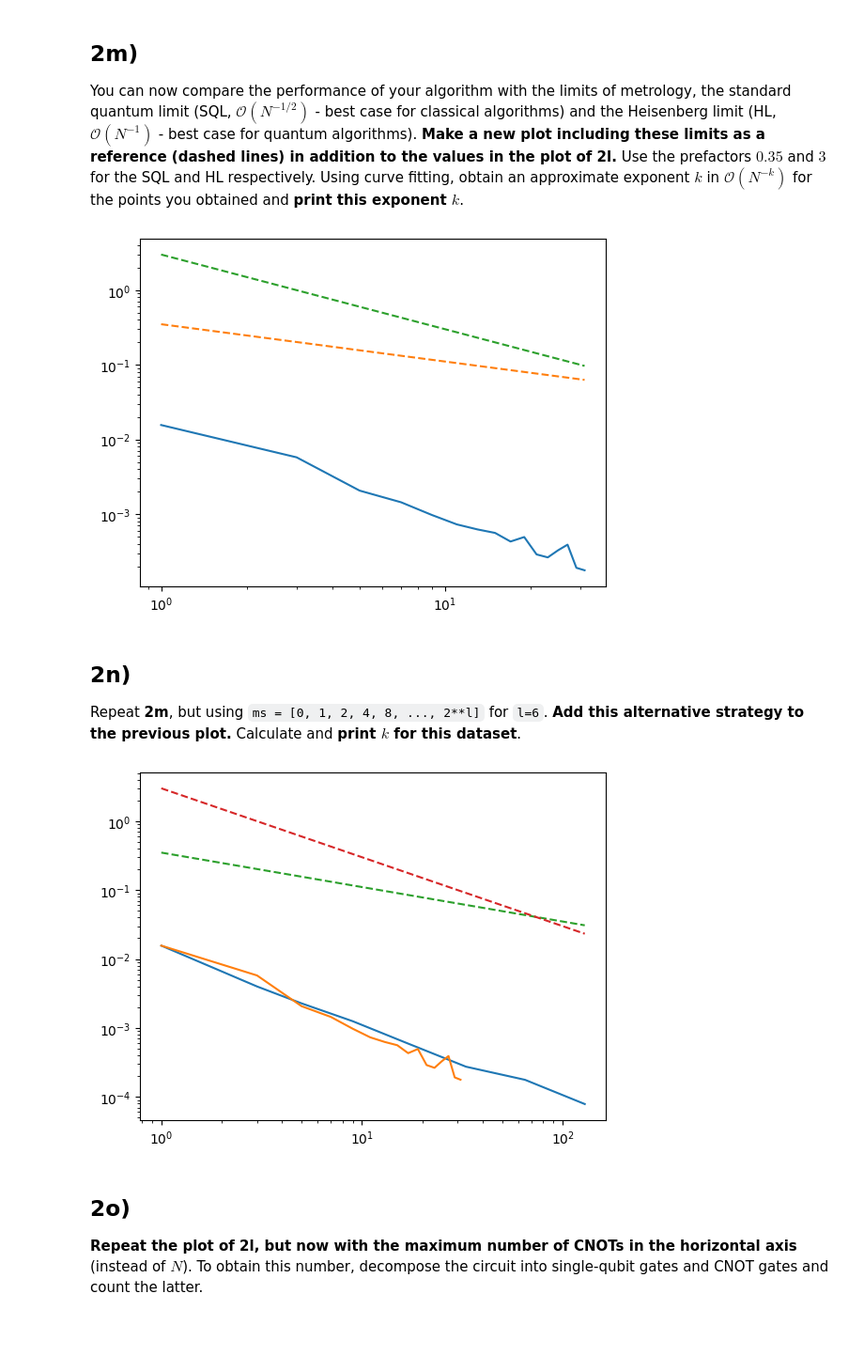
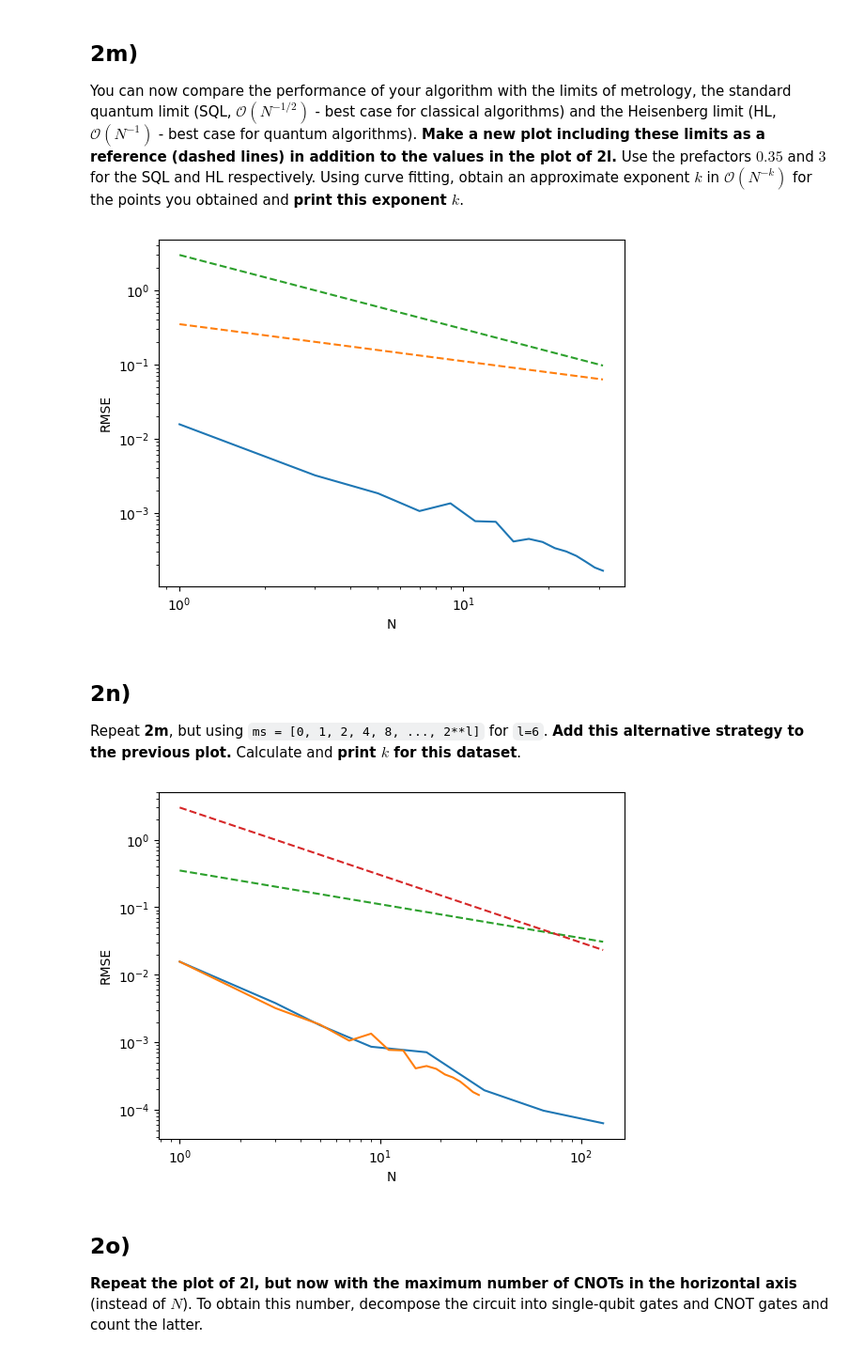
Before and after one commit to ezekielcochran/vtq-hackathon, a Jupyter notebook: qmace.ipynb, the cells around one changed output. Shown at 94% size. Saved outputs shown, nothing was run; the diff lists cells and outputs as text; code cells hidden in the pictures; blank space fills up the shorter version.

```diff
--- a/qmace.ipynb
+++ b/qmace.ipynb
@@ -554,16 +557,26 @@ Create a 3 qubit circuit and apply the Hadamard transform as shown below. Run th
 
 ![image.png](embedded-picture-1)
 # %%
-from qiskit import QuantumCircuit, transpile
-import qiskit.quantum_info as qi
-
+# Print the statevector states and coefficients
 NUM_QUBITS = 3
 
-qc = QuantumCircuit(NUM_QUBITS, 0)
+qc = QuantumCircuit(NUM_QUBITS, NUM_QUBITS)
 qc.h(range(NUM_QUBITS))
-state = qi.Statevector.from_instruction(qc)
+state = Statevector(qc)
 state.draw("latex")
 
 # This generates the uniform superposition of an n-qubit state, where every computational basis element has the same amplitude 1/sqrt(2^n)
 # %% [output]
 $$\frac{\sqrt{2}}{4} |000\rangle+\frac{\sqrt{2}}{4} |001\rangle+\frac{\sqrt{2}}{4} |010\rangle+\frac{\sqrt{2}}{4} |011\rangle+\frac{\sqrt{2}}{4} |100\rangle+\frac{\sqrt{2}}{4} |101\rangle+\frac{\sqrt{2}}{4} |110\rangle+\frac{\sqrt{2}}{4} |111\rangle$$
+# %%
+# Run the circuit using AerSimulator
+
+backend = AerSimulator()
+
+for qubit in range(NUM_QUBITS):
+    qc.measure(qubit, qubit)
+qc_compiled = transpile(qc, backend)
+job_sim = backend.run(qc_compiled, shots = 1024)
+result_sim = job_sim.result()
+counts = result_sim.get_counts(qc_compiled)
+print(counts)
@@ -899,7 +918,7 @@ plt.show()
 
 The results are affected by statistical noise. To reduce this effect, consider the root mean squared errors (RMSEs) over $100$ runs (instead of the error for a single execution as in **2k**).  **Plot the RMSEs as a function of $N$ in a log-log scale**.
 # %%
-NUM_RUNS = 100
+NUM_RUNS = 10
 x_library = []
 for run in range(NUM_RUNS):
     x_library.append(get_data(a_gate, w_reflection, ms, NUM_SHOTS))
@@ -918,5 +937,7 @@ N_values = [2*m + 1 for m in range(mmaxx + 1)]
 # N_values = [m**2 for m in range(mmaxx + 1)] # Do we consider the A uses for all the circuits or just the biggest/most recent one?
 errors = [np.sqrt(((group - np.array([exact_value] * NUM_RUNS))**2).mean()) for group in estimates]
 plt.loglog(N_values, errors)
+plt.xlabel("N")
+plt.ylabel("RMSE")
 plt.show()
 # %% [output]
@@ -935,9 +956,11 @@ def hl(N):
 plt.loglog(N_values, errors)
 plt.loglog(N_values, [sql(n) for n in N_values], linestyle="--")
 plt.loglog(N_values, [hl(n) for n in N_values], linestyle="--")
+plt.xlabel("N")
+plt.ylabel("RMSE")
 plt.show()
 # %% [output]
-[figure, old version]
+[figure, new version]
 # %% [markdown]
 ## **2n**)
 
@@ -946,37 +969,39 @@ Repeat **2m**, but using `ms = [0, 1, 2, 4, 8, ..., 2**l]` for `l=6`. **Add this
 ms = [0] + [2**l for l in range(7)]
 old_errors = errors.copy()
 
-NUM_RUNS = 100
+NUM_RUNS = 10
 x_library = []
 for run in range(NUM_RUNS):
     x_library.append(get_data(a_gate, w_reflection, ms, NUM_SHOTS))
 
 estimates = []
 for i in range(7 + 1):
     this_ms = ms[:i+1]
     this_estimate_group = []
     for j in range(NUM_RUNS):
         this_estimate_group.append(maximize_likelihood(this_ms, x_library[j], NUM_SHOTS))
     estimates.append(this_estimate_group)
 
 assert(len(estimates) == 8)
 
 new_N_values = [2*m + 1 for m in ms]
 errors = [np.sqrt(((group - np.array([exact_value] * NUM_RUNS))**2).mean()) for group in estimates]
 
 def sql(N):
     return 0.35 * N**(-1/2.0)
 
 def hl(N):
     return 3 * N**(-1)
 
 plt.loglog(new_N_values, errors)
 plt.loglog(N_values, old_errors)
 plt.loglog(new_N_values, [sql(n) for n in new_N_values], linestyle="--")
 plt.loglog(new_N_values, [hl(n) for n in new_N_values], linestyle="--")
+plt.xlabel("N")
+plt.ylabel("RMSE")
 plt.show()
 # %% [output]
-[figure, old version]
+[figure, new version]
 # %% [markdown]
 ## **2o)**
 
```
Also changed, not shown: parts of 35 cells of this notebook.
